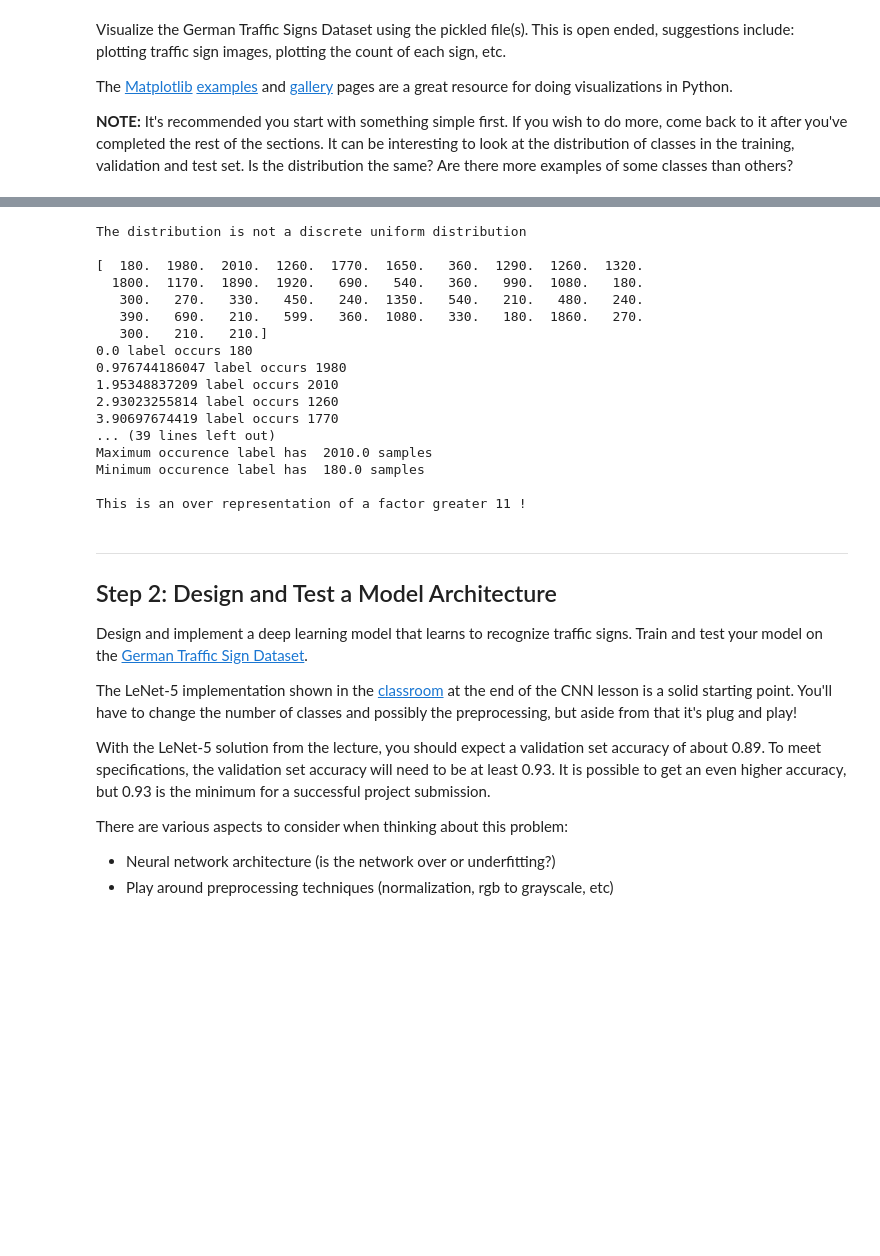
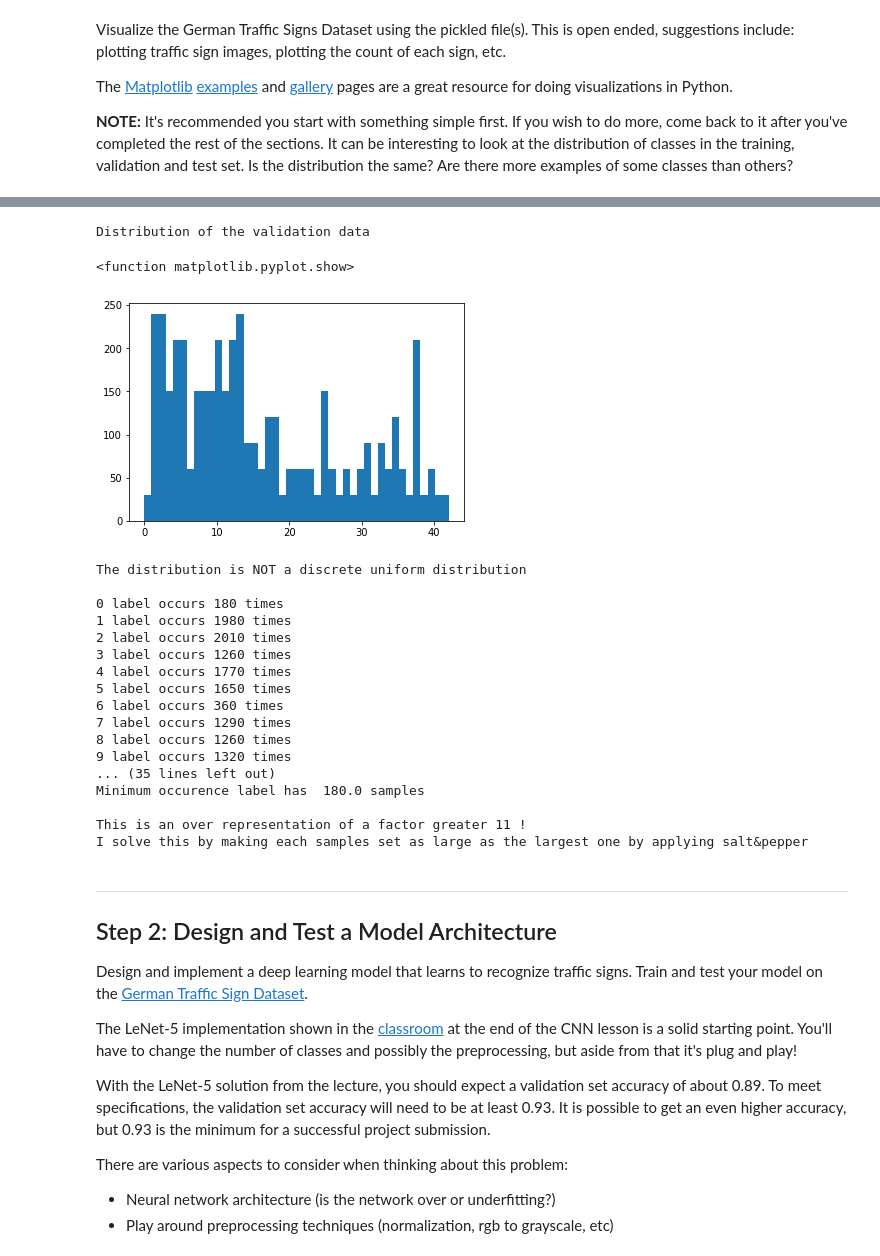
Before and after one commit to mariusbjansen/CarND-Traffic-Sign-Classifier-Project, a Jupyter notebook: Traffic_Sign_Classifier.ipynb, the cells around one changed output, grey strips where cells are left out. Saved outputs shown, nothing was run; the diff lists cells and outputs as text; code cells hidden in the pictures; blank space fills up the shorter version.

```diff
--- a/Traffic_Sign_Classifier.ipynb
+++ b/Traffic_Sign_Classifier.ipynb
@@ -146,35 +146,44 @@ Distribution of the data
 <function matplotlib.pyplot.show>
 [figure]
+# %%
+print("\nDistribution of the validation data")
+y, x, _ = plt.hist(y_valid, bins=n_classes)
+plt.show
+# %% [output]
+Distribution of the validation data
+<function matplotlib.pyplot.show>
+[figure, added]
 # %%
-print("The distribution is not a discrete uniform distribution\n")
+print("The distribution is NOT a discrete uniform distribution\n")
 
-print(y)
-
-for label, occurence in zip(x,y):
-    print(label, 'label occurs', int(occurence))
+i = 0
+for occurence in y:
+    print(i, 'label occurs', int(occurence), 'times')
+    i = i+1
 
 print("\nMaximum occurence label has ", max(y), "samples" )
 print("Minimum occurence label has ", min(y), "samples\n")
 
 print("This is an over representation of a factor greater", int(max(y)/min(y)), "!")
+print("I solve this by making each samples set as large as the largest one by applying salt&pepper")
 # %% [output]
-The distribution is not a discrete uniform distribution
+The distribution is NOT a discrete uniform distribution
 
-[  180.  1980.  2010.  1260.  1770.  1650.   360.  1290.  1260.  1320.
-  1800.  1170.  1890.  1920.   690.   540.   360.   990.  1080.   180.
-   300.   270.   330.   450.   240.  1350.   540.   210.   480.   240.
-   390.   690.   210.   599.   360.  1080.   330.   180.  1860.   270.
-   300.   210.   210.]
-0.0 label occurs 180
-0.976744186047 label occurs 1980
-1.95348837209 label occurs 2010
-2.93023255814 label occurs 1260
-3.90697674419 label occurs 1770
-... (39 lines left out)
-Maximum occurence label has  2010.0 samples
+0 label occurs 180 times
+1 label occurs 1980 times
+2 label occurs 2010 times
+3 label occurs 1260 times
+4 label occurs 1770 times
+5 label occurs 1650 times
+6 label occurs 360 times
+7 label occurs 1290 times
+8 label occurs 1260 times
+9 label occurs 1320 times
+... (35 lines left out)
 Minimum occurence label has  180.0 samples
 
 This is an over representation of a factor greater 11 !
+I solve this by making each samples set as large as the largest one by applying salt&pepper
 # %% [markdown]
 ----
 
```
Also changed, not shown: parts of 16 cells of this notebook, 5 other files.
